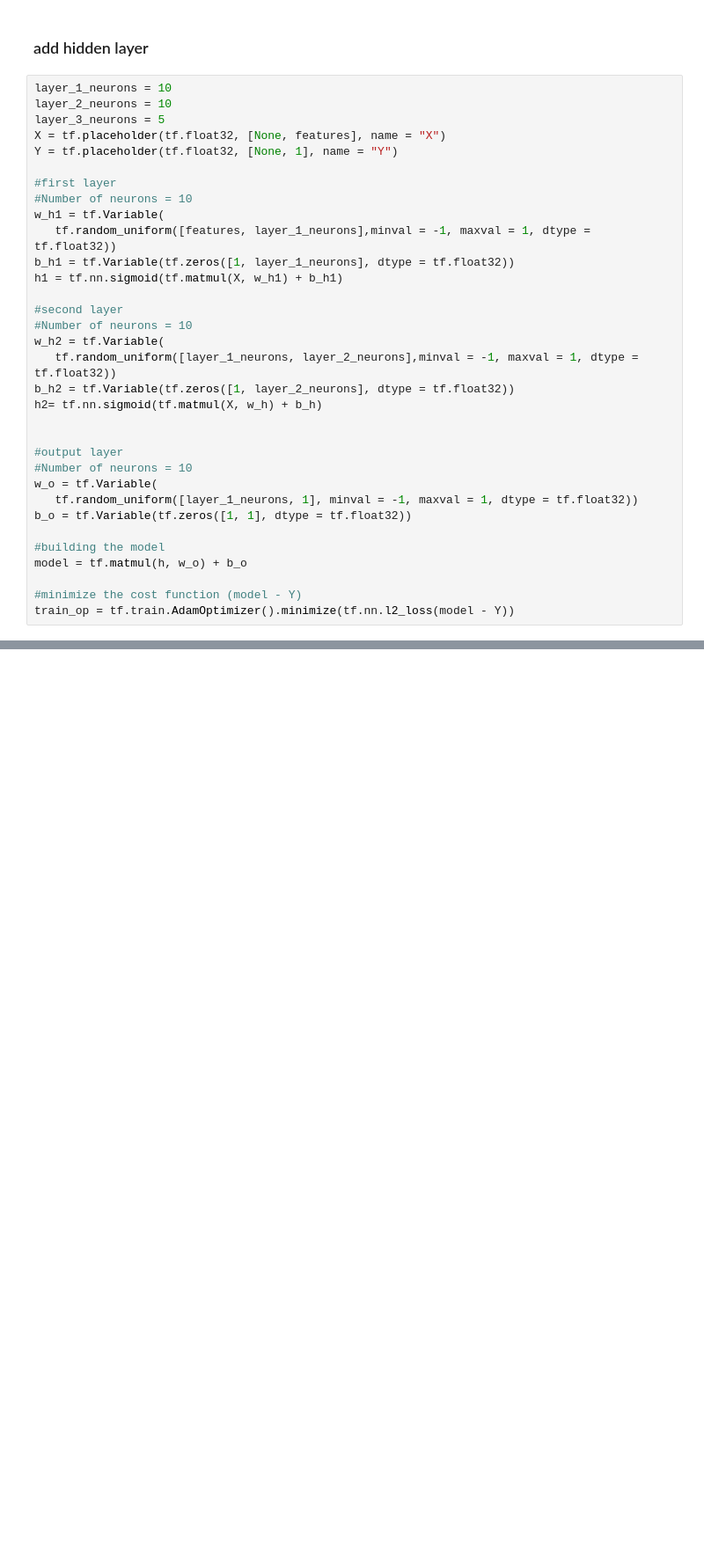
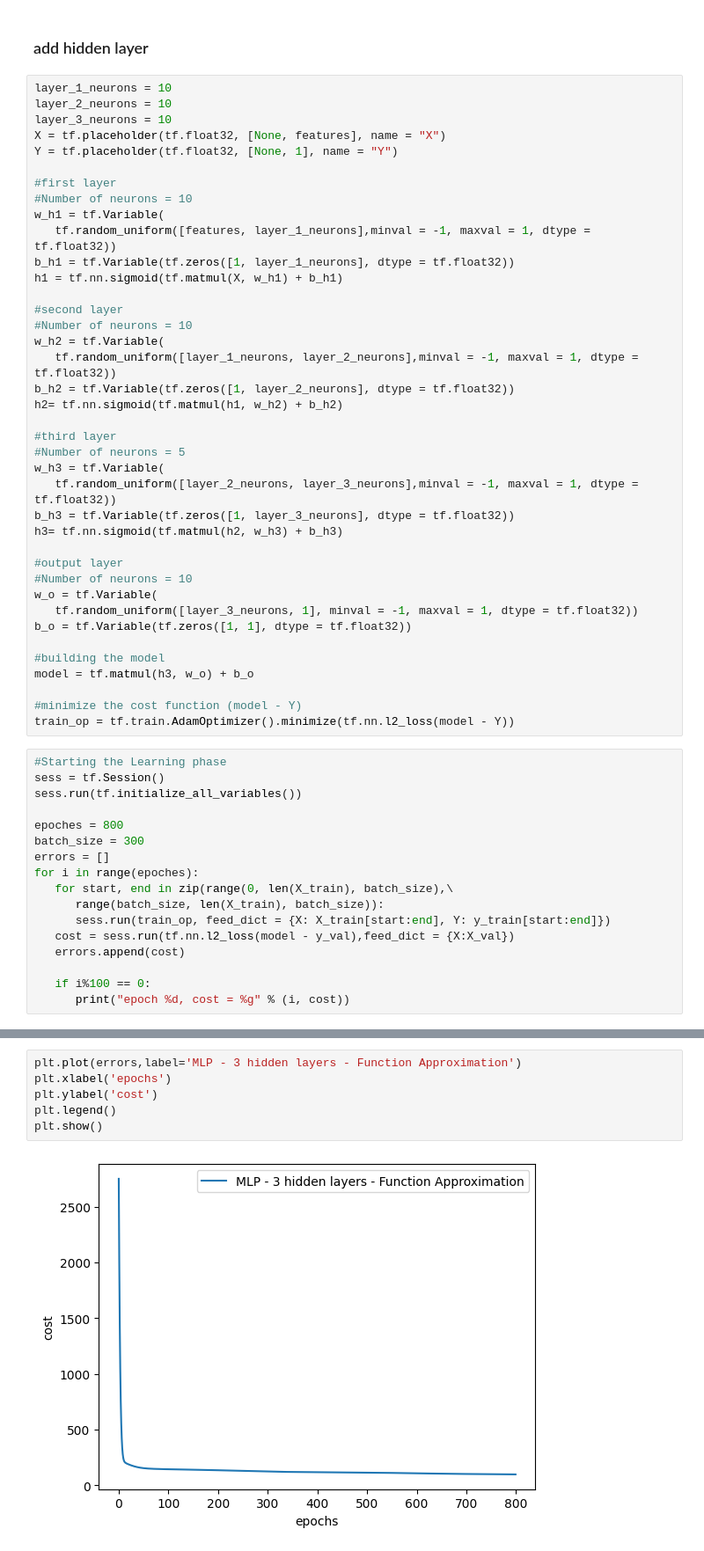
Before and after one commit to taliyashitreet/BrainStroke_classification, a Jupyter notebook: BrainStroke_classification.ipynb, the cells around one changed output, grey strips where cells are left out. Shown at 88% size. Cells and saved outputs as stored; diff of their text form; blank space fills up the shorter version.

```diff
--- a/Kadima.ipynb
+++ b/BrainStroke_classification.ipynb
@@ -304,7 +304,7 @@ confution matrix:  [[820 138]
 # %%
 layer_1_neurons = 10
 layer_2_neurons = 10
-layer_3_neurons = 5
+layer_3_neurons = 10
 X = tf.placeholder(tf.float32, [None, features], name = "X")
 Y = tf.placeholder(tf.float32, [None, 1], name = "Y")
 
@@ -320,17 +320,40 @@ h1 = tf.nn.sigmoid(tf.matmul(X, w_h1) + b_h1)
 w_h2 = tf.Variable(
    tf.random_uniform([layer_1_neurons, layer_2_neurons],minval = -1, maxval = 1, dtype = tf.float32))
 b_h2 = tf.Variable(tf.zeros([1, layer_2_neurons], dtype = tf.float32))
-h2= tf.nn.sigmoid(tf.matmul(X, w_h) + b_h)
+h2= tf.nn.sigmoid(tf.matmul(h1, w_h2) + b_h2)
 
+#third layer
+#Number of neurons = 5
+w_h3 = tf.Variable(
+   tf.random_uniform([layer_2_neurons, layer_3_neurons],minval = -1, maxval = 1, dtype = tf.float32))
+b_h3 = tf.Variable(tf.zeros([1, layer_3_neurons], dtype = tf.float32))
+h3= tf.nn.sigmoid(tf.matmul(h2, w_h3) + b_h3)
 
 #output layer
 #Number of neurons = 10
 w_o = tf.Variable(
-   tf.random_uniform([layer_1_neurons, 1], minval = -1, maxval = 1, dtype = tf.float32))
+   tf.random_uniform([layer_3_neurons, 1], minval = -1, maxval = 1, dtype = tf.float32))
 b_o = tf.Variable(tf.zeros([1, 1], dtype = tf.float32))
 
 #building the model
-model = tf.matmul(h, w_o) + b_o
+model = tf.matmul(h3, w_o) + b_o
 
 #minimize the cost function (model - Y)
 train_op = tf.train.AdamOptimizer().minimize(tf.nn.l2_loss(model - Y))
+# %%
+#Starting the Learning phase
+sess = tf.Session()
+sess.run(tf.initialize_all_variables())
+
+epoches = 800
+batch_size = 300
+errors = []
+for i in range(epoches):
+   for start, end in zip(range(0, len(X_train), batch_size),\
+      range(batch_size, len(X_train), batch_size)):
+      sess.run(train_op, feed_dict = {X: X_train[start:end], Y: y_train[start:end]})
+   cost = sess.run(tf.nn.l2_loss(model - y_val),feed_dict = {X:X_val})
+   errors.append(cost)
+
+   if i%100 == 0:
+      print("epoch %d, cost = %g" % (i, cost))
@@ -336,0 +369,8 @@ train_op = tf.train.AdamOptimizer().minimize(tf.nn.l2_loss(model - Y))
+# %%
+plt.plot(errors,label='MLP - 3 hidden layers - Function Approximation')
+plt.xlabel('epochs')
+plt.ylabel('cost')
+plt.legend()
+plt.show()
+# %% [output]
+[figure, added]
```
Also changed, not shown: parts of 3 cells of this notebook, 6 other files.
